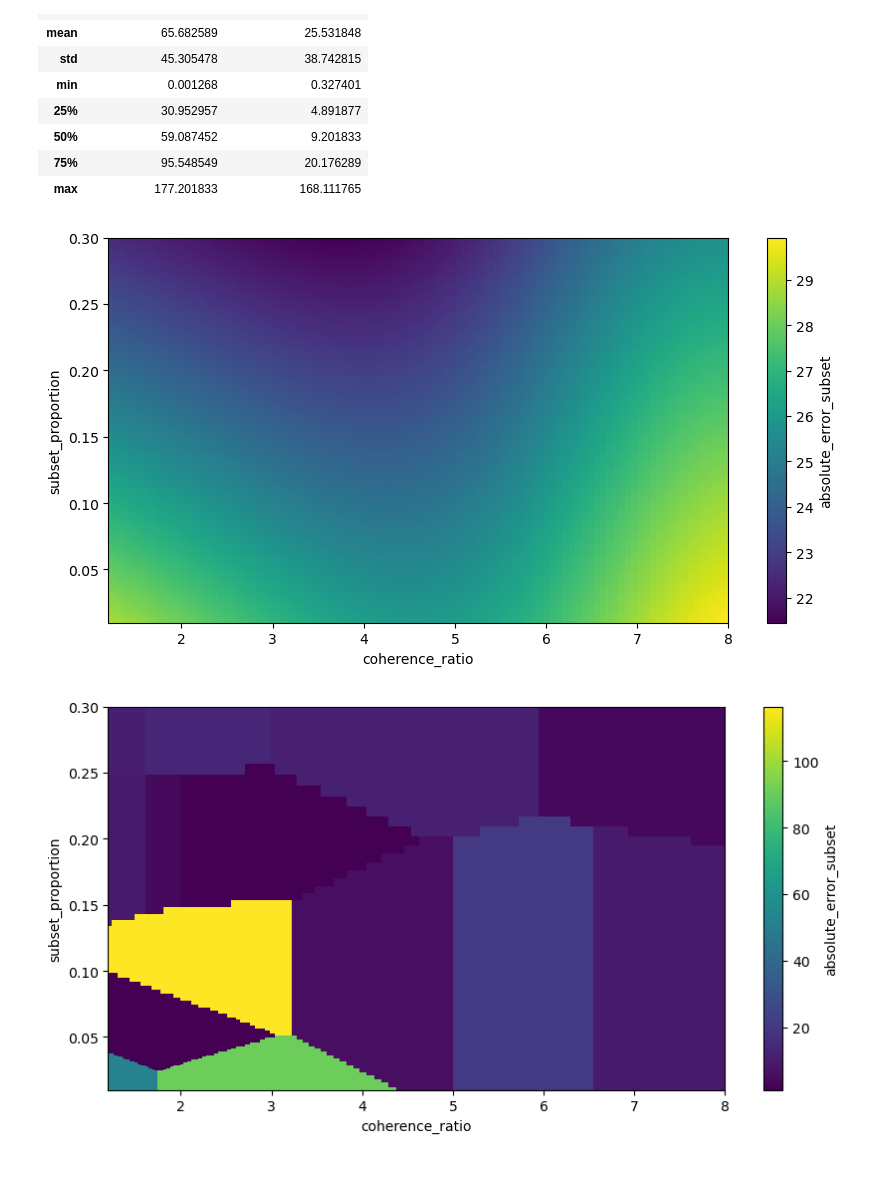
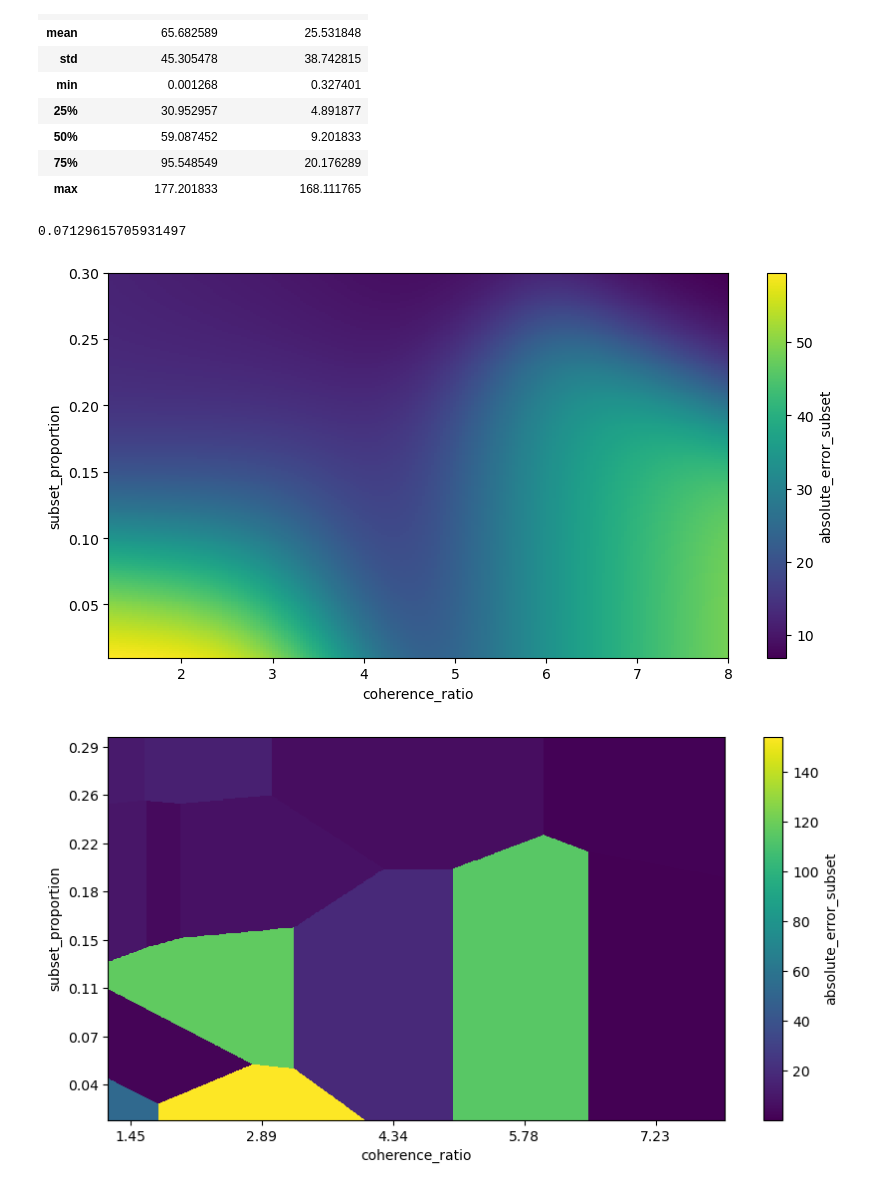
Before and after one commit to GabrielBena/pygame_rdk, a Jupyter notebook: experiment.ipynb, the cells around one changed output. Cells and saved outputs as stored; diff of their text form; code cells hidden in the pictures.

```diff
--- a/experiment.ipynb
+++ b/experiment.ipynb
@@ -21,7 +21,7 @@ path = "experiments/gabriel/"
 path += sorted(os.listdir(path))[-1]
 path = None
 
-params = Params(N_TRIALS_PER_BATCH=3, N_BATCH=25)
+params = Params(N_TRIALS_PER_BATCH=3, N_BATCH=20)
 exp = Experiment(params, path, save_data=False, save_gif=False, randomize=True)
 
 # Will take around 5 min !
@@ -44,12 +45,16 @@ exp.results_pd.describe()[['absolute_error_global', 'absolute_error_subset']]
 # %%
 #exp.load_exp(path)
 
+normalize=True
+use_ratio=True
+
 exp.plot_results(
-    "heatmap", "absolute_error_subset", smoothness=3, resolution=100, use_ratio=True
+    "heatmap", "absolute_error_subset", smoothness=1.5, resolution=200, use_ratio=use_ratio, normalize=normalize
 )
 exp.plot_results(
-    "scipy", "absolute_error_subset", smoothness=None, resolution=100, use_ratio=True
+    "scipy", "absolute_error_subset", smoothness=None, resolution=1000, use_ratio=use_ratio, normalize=normalize
 )
 # %% [output]
+0.07129615705931497
-[figure, old version]
+[figure, new version]
-[figure, old version]
+[figure, new version]
```
Also changed, not shown: parts of 1 cell of this notebook, 1 other file.
